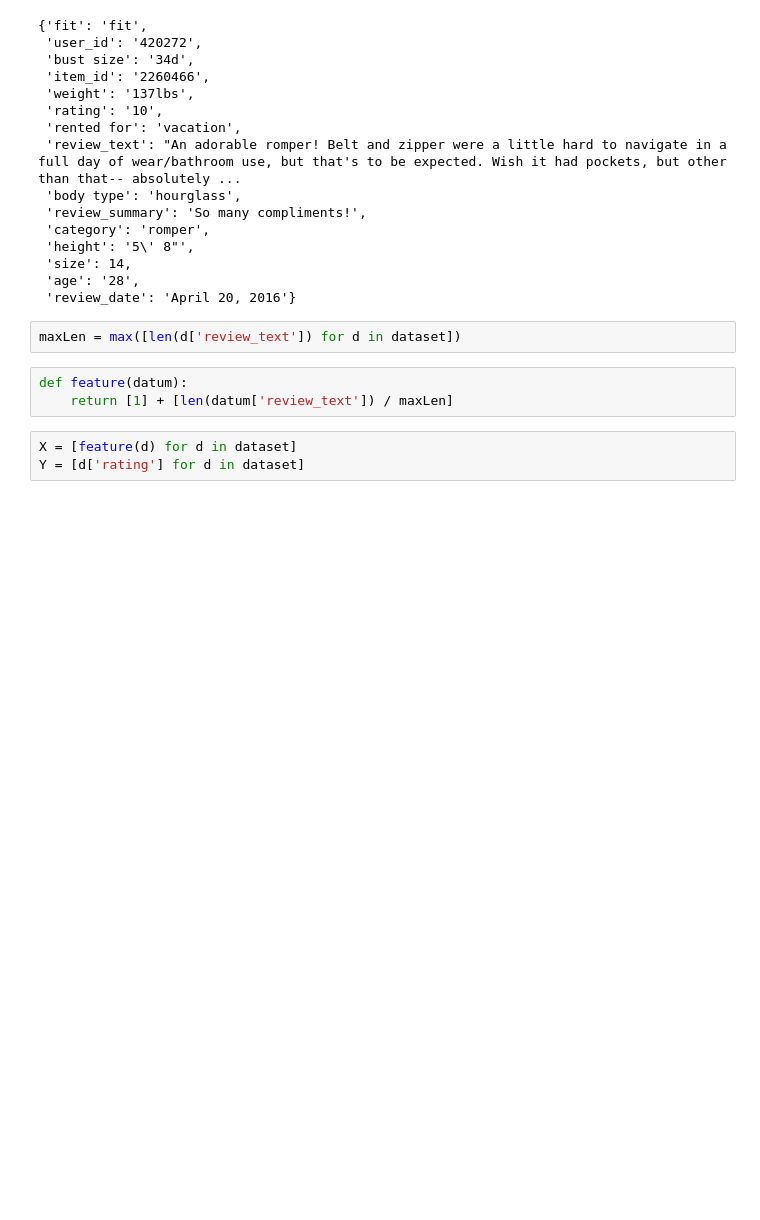
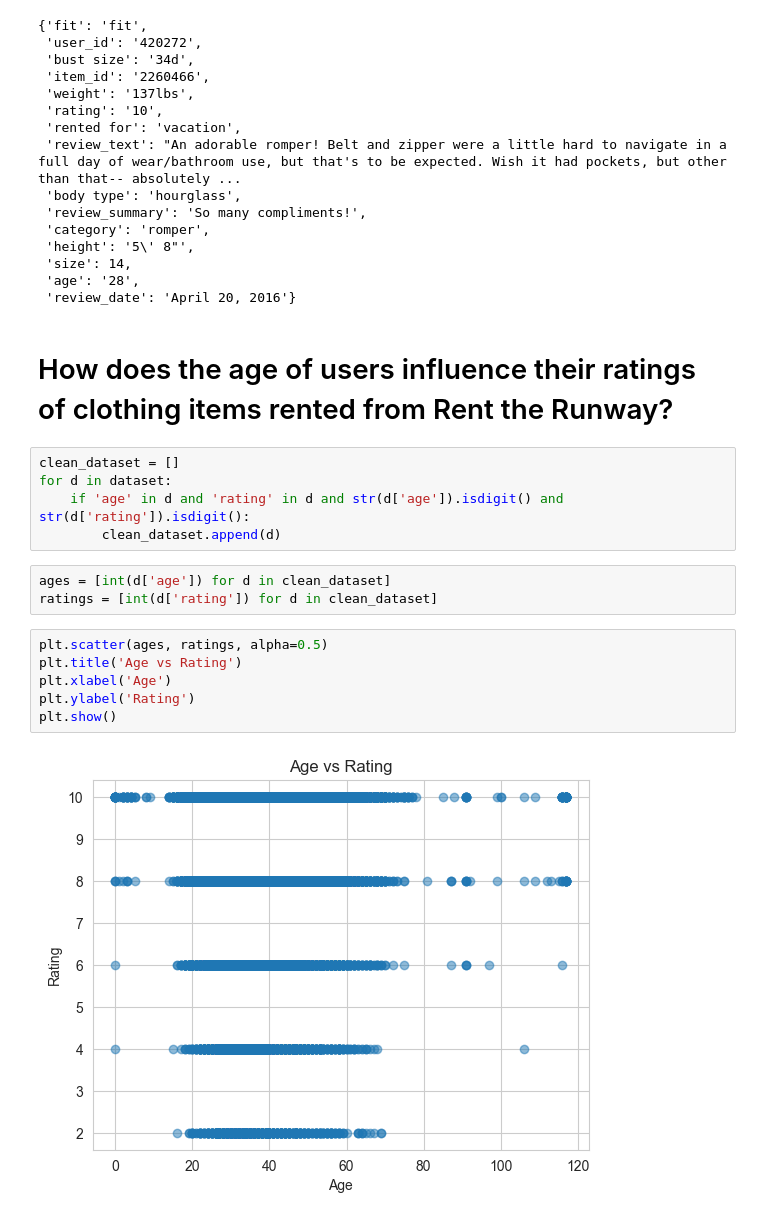
Before and after one commit to CSE-158-As2/Assignment-2, a Jupyter notebook: assignment2.ipynb, the cells around one changed output. Drawn from its saved outputs; the diff is of its cells as text; blank space fills up the shorter version.

```diff
--- a/assignment2.ipynb
+++ b/assignment2.ipynb
@@ -39,11 +36,21 @@ dataset[0]
  'size': 14,
  'age': '28',
  'review_date': 'April 20, 2016'}
-# %%
-maxLen = max([len(d['review_text']) for d in dataset])
-# %%
-def feature(datum):
-    return [1] + [len(datum['review_text']) / maxLen]
+# %% [markdown]
+# How does the age of users influence their ratings of clothing items rented from Rent the Runway?
+# %%
+clean_dataset = []
+for d in dataset:
+    if 'age' in d and 'rating' in d and str(d['age']).isdigit() and str(d['rating']).isdigit():
+        clean_dataset.append(d)
 # %%
-X = [feature(d) for d in dataset]
-Y = [d['rating'] for d in dataset]
+ages = [int(d['age']) for d in clean_dataset]
+ratings = [int(d['rating']) for d in clean_dataset]
+# %%
+plt.scatter(ages, ratings, alpha=0.5)
+plt.title('Age vs Rating')
+plt.xlabel('Age')
+plt.ylabel('Rating')
+plt.show()
+# %% [output]
+[figure, added]
```
Also changed, not shown: parts of 16 cells of this notebook, 2 other files.
